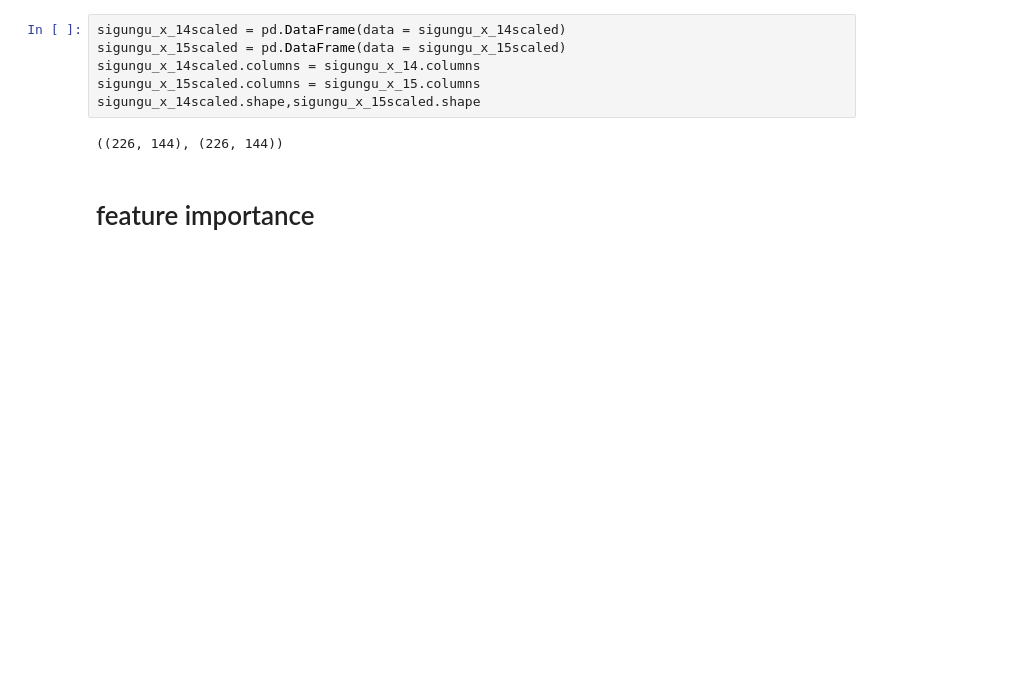
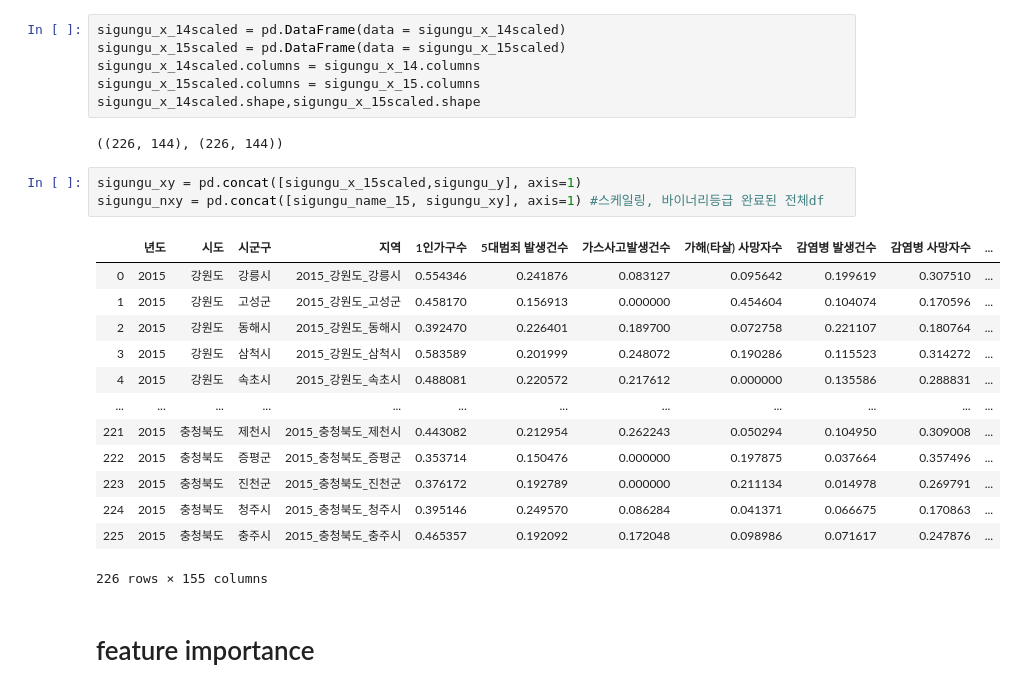
Before and after one commit to gloryle/ARTISTS, a Jupyter notebook: 1118_jy_변수선택_시군구.ipynb, the cells around one changed output. Saved outputs shown, nothing was run; the diff lists cells and outputs as text; blank space fills up the shorter version.

```diff
--- a/1118_jy_변수선택_시군구.ipynb
+++ b/1118_jy_변수선택_시군구.ipynb
@@ -48,6 +47,23 @@ sigungu_x_15scaled.columns = sigungu_x_15.columns
 sigungu_x_14scaled.shape,sigungu_x_15scaled.shape
 # %% [output]
 ((226, 144), (226, 144))
+# %%
+sigungu_xy = pd.concat([sigungu_x_15scaled,sigungu_y], axis=1)
+sigungu_nxy = pd.concat([sigungu_name_15, sigungu_xy], axis=1) #스케일링, 바이너리등급 완료된 전체df
+# %% [output]
+|  | 년도 | 시도 | 시군구 | 지역 | 1인가구수 | 5대범죄 발생건수 | 가스사고발생건수 | 가해(타살) 사망자수 | 감염병 발생건수 | 감염병 사망자수 | ... |
+| 0 | 2015 | 강원도 | 강릉시 | 2015_강원도_강릉시 | 0.554346 | 0.241876 | 0.083127 | 0.095642 | 0.199619 | 0.307510 | ... |
+| 1 | 2015 | 강원도 | 고성군 | 2015_강원도_고성군 | 0.458170 | 0.156913 | 0.000000 | 0.454604 | 0.104074 | 0.170596 | ... |
+| 2 | 2015 | 강원도 | 동해시 | 2015_강원도_동해시 | 0.392470 | 0.226401 | 0.189700 | 0.072758 | 0.221107 | 0.180764 | ... |
+| 3 | 2015 | 강원도 | 삼척시 | 2015_강원도_삼척시 | 0.583589 | 0.201999 | 0.248072 | 0.190286 | 0.115523 | 0.314272 | ... |
+| 4 | 2015 | 강원도 | 속초시 | 2015_강원도_속초시 | 0.488081 | 0.220572 | 0.217612 | 0.000000 | 0.135586 | 0.288831 | ... |
+| ... | ... | ... | ... | ... | ... | ... | ... | ... | ... | ... | ... |
+| 221 | 2015 | 충청북도 | 제천시 | 2015_충청북도_제천시 | 0.443082 | 0.212954 | 0.262243 | 0.050294 | 0.104950 | 0.309008 | ... |
+| 222 | 2015 | 충청북도 | 증평군 | 2015_충청북도_증평군 | 0.353714 | 0.150476 | 0.000000 | 0.197875 | 0.037664 | 0.357496 | ... |
+| 223 | 2015 | 충청북도 | 진천군 | 2015_충청북도_진천군 | 0.376172 | 0.192789 | 0.000000 | 0.211134 | 0.014978 | 0.269791 | ... |
+| 224 | 2015 | 충청북도 | 청주시 | 2015_충청북도_청주시 | 0.395146 | 0.249570 | 0.086284 | 0.041371 | 0.066675 | 0.170863 | ... |
+| 225 | 2015 | 충청북도 | 충주시 | 2015_충청북도_충주시 | 0.465357 | 0.192092 | 0.172048 | 0.098986 | 0.071617 | 0.247876 | ... |
+226 rows × 155 columns
 # %% [markdown]
 # feature importance
 # %%
```
Also changed, not shown: parts of 16 cells of this notebook.
